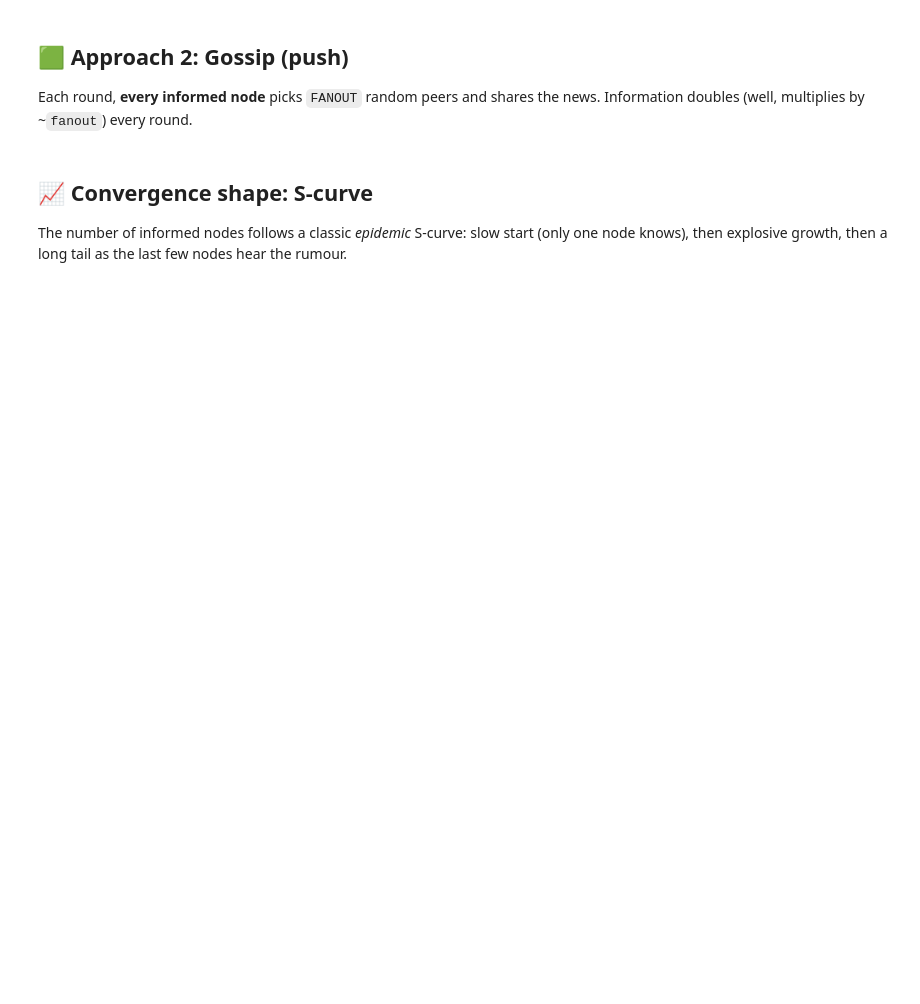
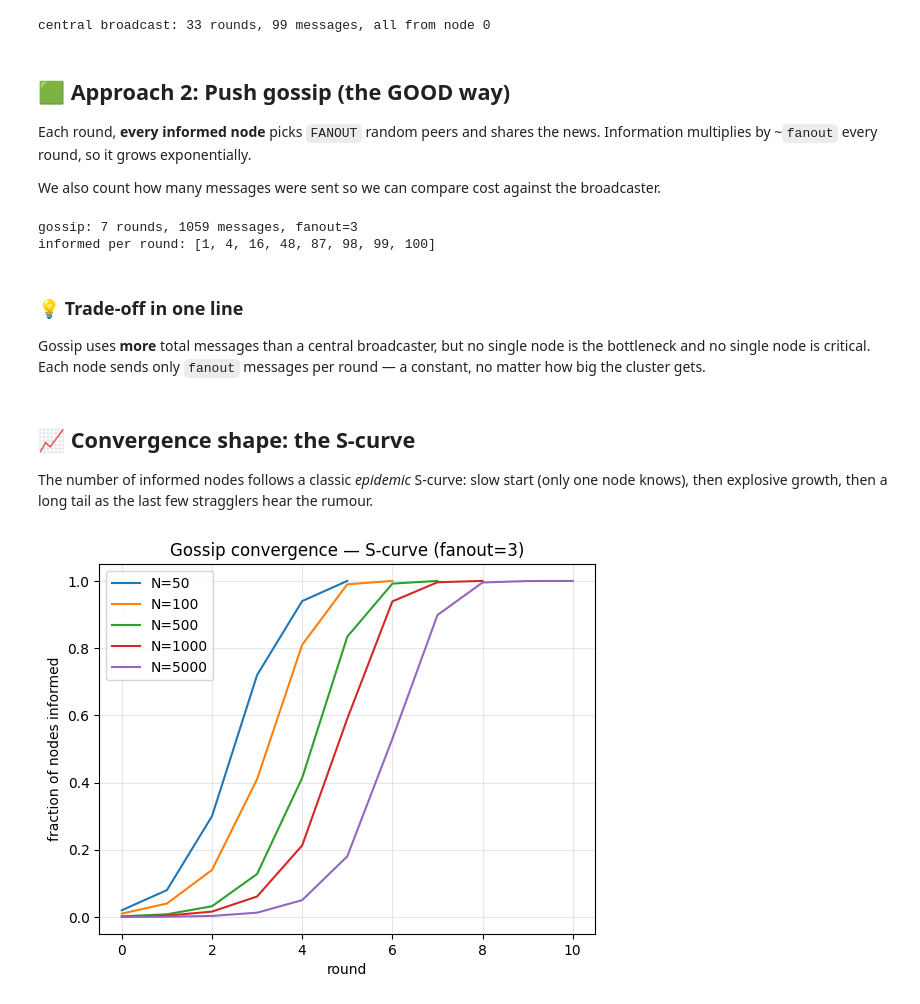
Before and after one commit to ShonP/system-design-patterns, a Jupyter notebook: 02-distributed-primitives/gossip-protocol/notebooks/01_what_is_gossip.ipynb, the cells around one changed output. Saved outputs shown, nothing was run; the diff lists cells and outputs as text; code cells hidden in the pictures; blank space fills up the shorter version.

```diff
--- a/02-distributed-primitives/gossip-protocol/notebooks/01_what_is_gossip.ipynb
+++ b/02-distributed-primitives/gossip-protocol/notebooks/01_what_is_gossip.ipynb
@@ -40,54 +47,83 @@ One node tries to broadcast to all the others. To make it interesting we say it
 # %%
 def central_broadcast(n, msgs_per_round=3):
-    informed = {0}      # node 0 starts with the news
+    informed = {0}     # node 0 starts with the news
     rounds = 0
+    msgs_sent = 0
     while len(informed) < n:
         rounds += 1
-        # node 0 picks 3 not-yet-informed nodes per round
         candidates = [i for i in range(n) if i not in informed]
         for target in candidates[:msgs_per_round]:
             informed.add(target)
-    return rounds
+            msgs_sent += 1
+    return rounds, msgs_sent
 
-print(f"central broadcast converged in {central_broadcast(N)} rounds")
+rounds, msgs = central_broadcast(N)
+print(f"central broadcast: {rounds} rounds, {msgs} messages, all from node 0")
+# %% [output]
+central broadcast: 33 rounds, 99 messages, all from node 0
 # %% [markdown]
-## 🟩 Approach 2: Gossip (push)
+## 🟩 Approach 2: Push gossip (the GOOD way)
 
-Each round, **every informed node** picks `FANOUT` random peers and shares the news. Information doubles (well, multiplies by ~`fanout`) every round.
+Each round, **every informed node** picks `FANOUT` random peers and shares the news. Information multiplies by ~`fanout` every round, so it grows exponentially.
+
+We also count how many messages were sent so we can compare cost against the broadcaster.
 # %%
-def gossip(n, fanout=3):
+def gossip(n, fanout=3, loss=0.0, rng=None):
+    """Simple push gossip.
+
+    - n: number of nodes
+    - fanout: peers each informed node contacts per round
+    - loss: probability that any single gossip message is dropped (0..1)
+    - rng: optional random.Random for reproducibility
+    """
+    rng = rng or random
     informed = {0}
     history = [len(informed)]
+    msgs_sent = 0
     rounds = 0
-    while len(informed) < n:
+    # Cap rounds so a pathological run (e.g. loss=1.0) can't loop forever.
+    max_rounds = 10 * max(1, int(math.log2(n))) + 50
+    while len(informed) < n and rounds < max_rounds:
         rounds += 1
         new_informed = set(informed)
         for src in informed:
             for _ in range(fanout):
-                peer = random.randrange(n)
+                peer = rng.randrange(n)
+                msgs_sent += 1
+                if rng.random() < loss:
+                    continue          # message dropped by the network
                 new_informed.add(peer)
         informed = new_informed
         history.append(len(informed))
-    return rounds, history
+    return rounds, msgs_sent, history
 
-rounds, history = gossip(N, FANOUT)
-print(f"gossip converged in {rounds} rounds with fanout={FANOUT}")
+rounds, msgs, history = gossip(N, FANOUT)
+print(f"gossip: {rounds} rounds, {msgs} messages, fanout={FANOUT}")
 print("informed per round:", history)
+# %% [output]
+gossip: 7 rounds, 1059 messages, fanout=3
+informed per round: [1, 4, 16, 48, 87, 98, 99, 100]
+# %% [markdown]
+### 💡 Trade-off in one line
+
+Gossip uses **more** total messages than a central broadcaster, but no single node is the bottleneck and no single node is critical. Each node sends only `fanout` messages per round — a constant, no matter how big the cluster gets.
 # %% [markdown]
-## 📈 Convergence shape: S-curve
+## 📈 Convergence shape: the S-curve
 
-The number of informed nodes follows a classic *epidemic* S-curve: slow start (only one node knows), then explosive growth, then a long tail as the last few nodes hear the rumour.
+The number of informed nodes follows a classic *epidemic* S-curve: slow start (only one node knows), then explosive growth, then a long tail as the last few stragglers hear the rumour.
 # %%
 import matplotlib.pyplot as plt
 
 # Run gossip for several cluster sizes to show O(log N) scaling.
 sizes = [50, 100, 500, 1000, 5000]
 for n in sizes:
-    _, h = gossip(n, FANOUT)
+    _, _, h = gossip(n, FANOUT)
     plt.plot(range(len(h)), [x / n for x in h], label=f"N={n}")
 plt.xlabel("round")
 plt.ylabel("fraction of nodes informed")
-plt.title(f"Gossip convergence (fanout={FANOUT})")
+plt.title(f"Gossip convergence — S-curve (fanout={FANOUT})")
 plt.legend()
 plt.grid(True, alpha=0.3)
 plt.show()
+# %% [output]
+[figure, added]
```
Also changed, not shown: parts of 10 cells of this notebook, 3 other files.
